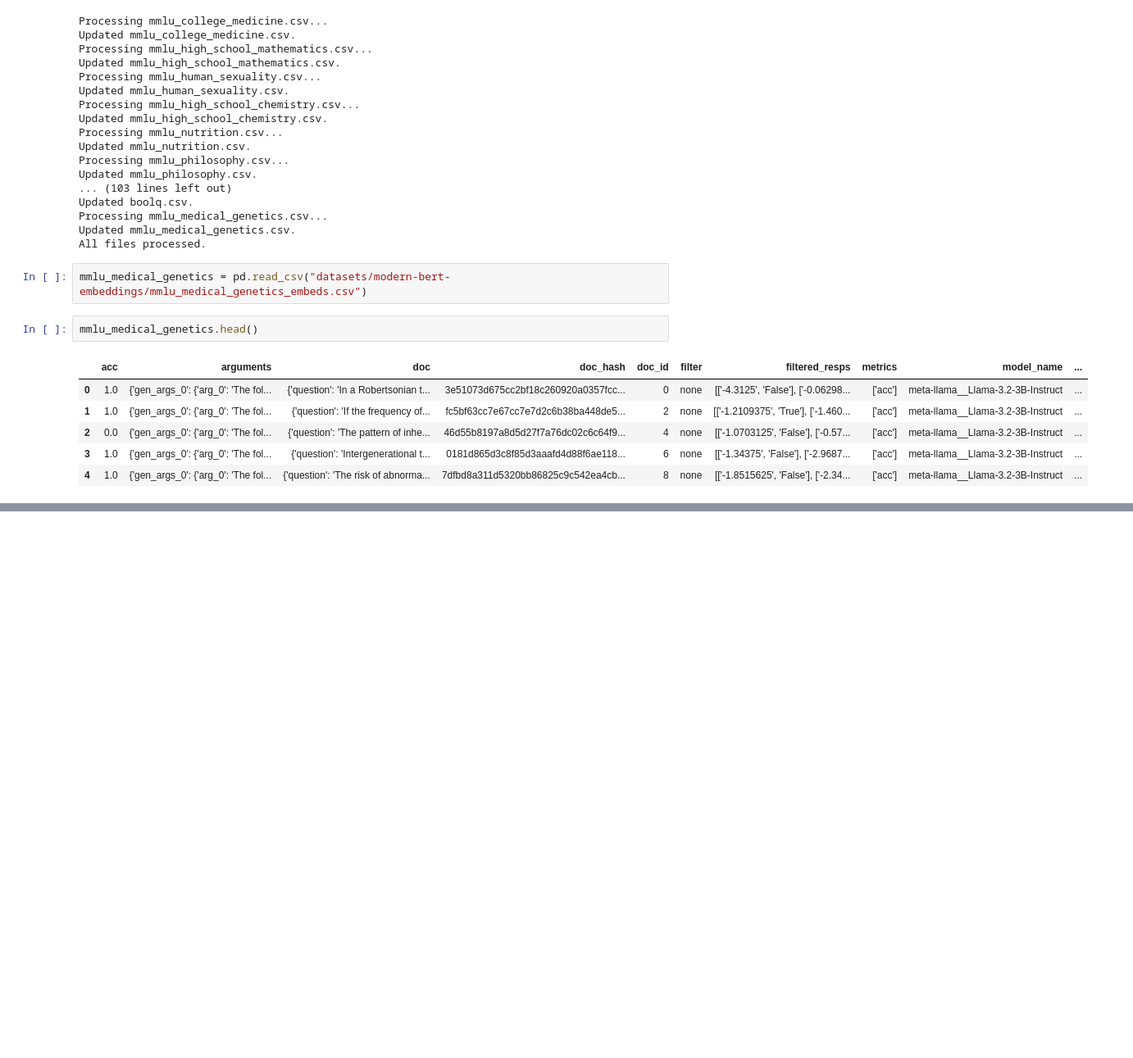
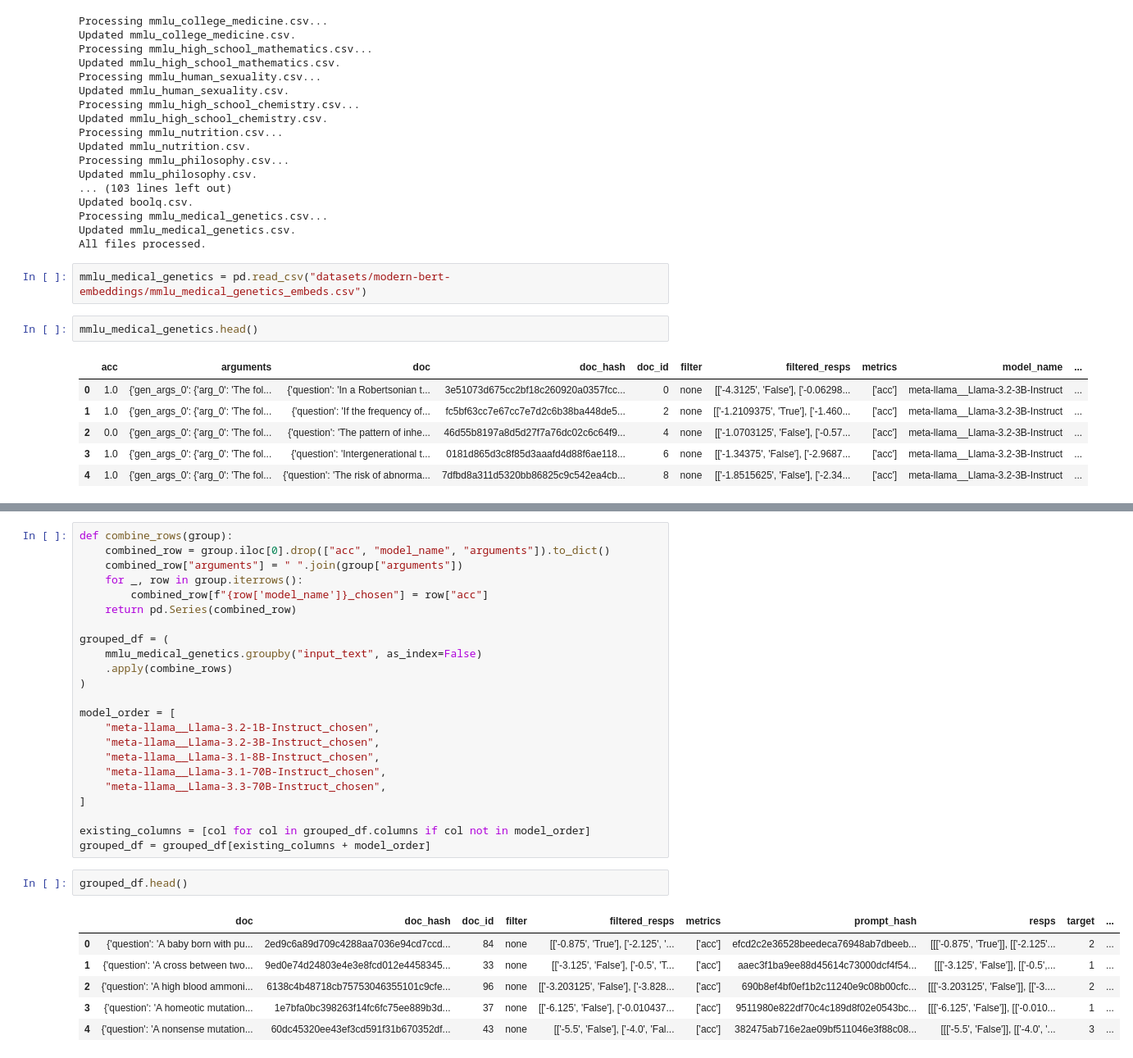
Before and after one commit to laminair/mess-plus, a Jupyter notebook: preprocess.ipynb, the cells around one changed output, grey strips where cells are left out. Shown: that part at 82% size. Saved outputs shown, nothing was run; the diff lists cells and outputs as text; blank space fills up the shorter version.

Commit message:
Add model acc columns

```diff
--- a/preprocess.ipynb
+++ b/preprocess.ipynb
@@ -276,0 +288,32 @@ mmlu_medical_genetics.head()
+# %%
+def combine_rows(group):
+    combined_row = group.iloc[0].drop(["acc", "model_name", "arguments"]).to_dict()
+    combined_row["arguments"] = " ".join(group["arguments"])
+    for _, row in group.iterrows():
+        combined_row[f"{row['model_name']}_chosen"] = row["acc"]
+    return pd.Series(combined_row)
+
+grouped_df = (
+    mmlu_medical_genetics.groupby("input_text", as_index=False)
+    .apply(combine_rows)
+)
+
+model_order = [
+    "meta-llama__Llama-3.2-1B-Instruct_chosen",
+    "meta-llama__Llama-3.2-3B-Instruct_chosen",
+    "meta-llama__Llama-3.1-8B-Instruct_chosen",
+    "meta-llama__Llama-3.1-70B-Instruct_chosen",
+    "meta-llama__Llama-3.3-70B-Instruct_chosen",
+]
+
+existing_columns = [col for col in grouped_df.columns if col not in model_order]
+grouped_df = grouped_df[existing_columns + model_order]
+# %%
+grouped_df.head()
+# %% [output]
+|  | doc | doc_hash | doc_id | filter | filtered_resps | metrics | prompt_hash | resps | target | ... |
+| 0 | {'question': 'A baby born with pu... | 2ed9c6a89d709c4288aa7036e94cd7ccd... | 84 | none | [['-0.875', 'True'], ['-2.125', '... | ['acc'] | efcd2c2e36528beedeca76948ab7dbeeb... | [[['-0.875', 'True']], [['-2.125'... | 2 | ... |
+| 1 | {'question': 'A cross between two... | 9ed0e74d24803e4e3e8fcd012e4458345... | 33 | none | [['-3.125', 'False'], ['-0.5', 'T... | ['acc'] | aaec3f1ba9ee88d45614c73000dcf4f54... | [[['-3.125', 'False']], [['-0.5',... | 1 | ... |
+| 2 | {'question': 'A high blood ammoni... | 6138c4b48718cb75753046355101c9cfe... | 96 | none | [['-3.203125', 'False'], ['-3.828... | ['acc'] | 690b8ef4bf0ef1b2c11240e9c08b00cfc... | [[['-3.203125', 'False']], [['-3.... | 2 | ... |
+| 3 | {'question': 'A homeotic mutation... | 1e7bfa0bc398263f14fc6fc75ee889b3d... | 37 | none | [['-6.125', 'False'], ['-0.010437... | ['acc'] | 9511980e822df70c4c189d8f02e0543bc... | [[['-6.125', 'False']], [['-0.010... | 1 | ... |
+| 4 | {'question': 'A nonsense mutation... | 60dc45320ee43ef3cd591f31b670352df... | 43 | none | [['-5.5', 'False'], ['-4.0', 'Fal... | ['acc'] | 382475ab716e2ae09bf511046e3f88c08... | [[['-5.5', 'False']], [['-4.0', '... | 3 | ... |
```
Also changed, not shown: parts of 5 cells of this notebook.
